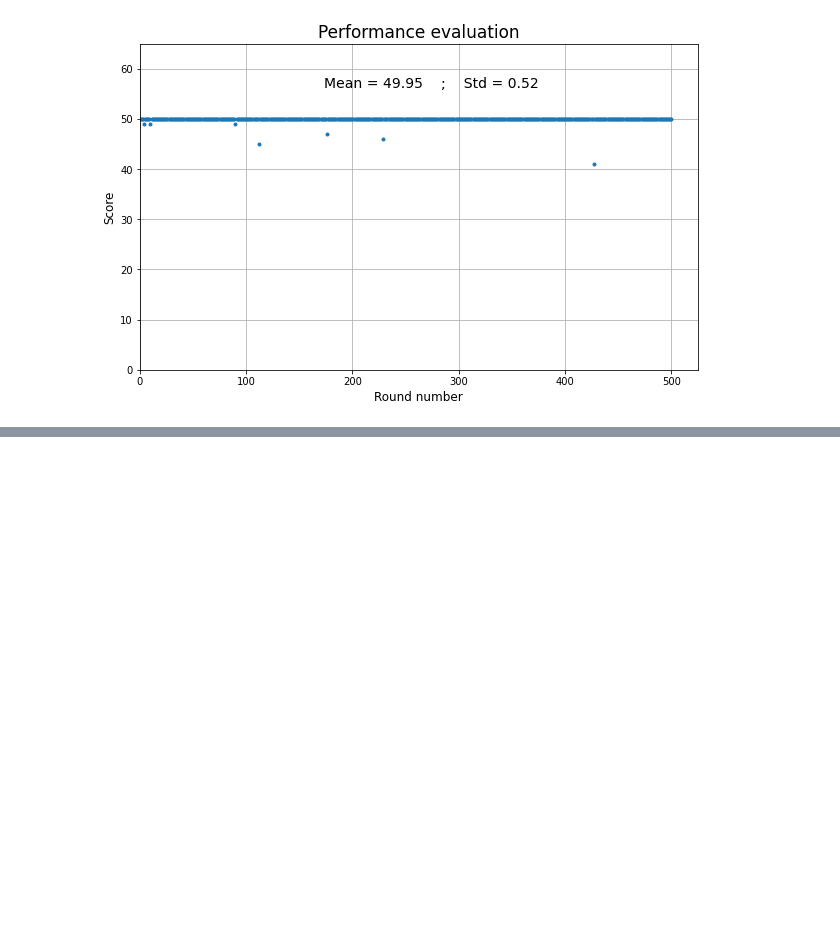
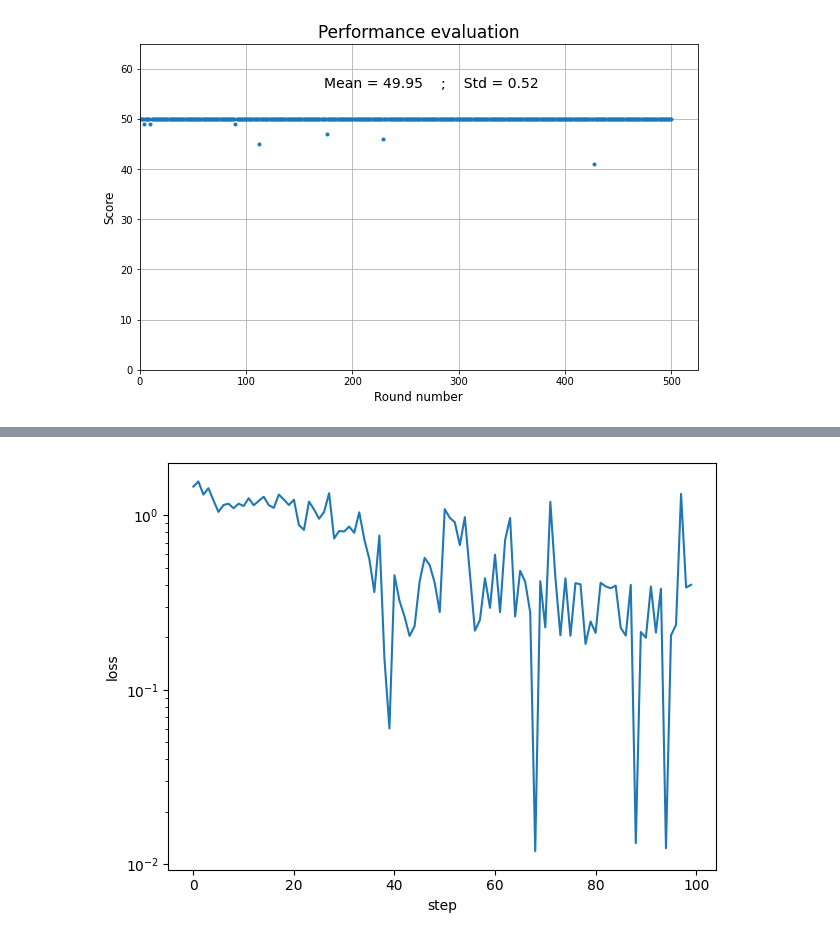
Before and after one commit to MrWhatZitToYaa/MLE, a Jupyter notebook: agent_code/neural_agent_act_rule/plots.ipynb, the cells around one changed output, grey strips where cells are left out. Saved outputs shown, nothing was run; the diff lists cells and outputs as text; code cells hidden in the pictures; blank space fills up the shorter version.

```diff
--- a/agent_code/neural_agent_act_rule/plots.ipynb
+++ b/agent_code/neural_agent_act_rule/plots.ipynb
@@ -172,0 +173,4 @@ plot_loss(loss)
+# %%
+plot_loss_alt(loss)
+# %% [output]
+[figure, added]
```
Also changed, not shown: parts of 1 cell of this notebook, 23 other files.
